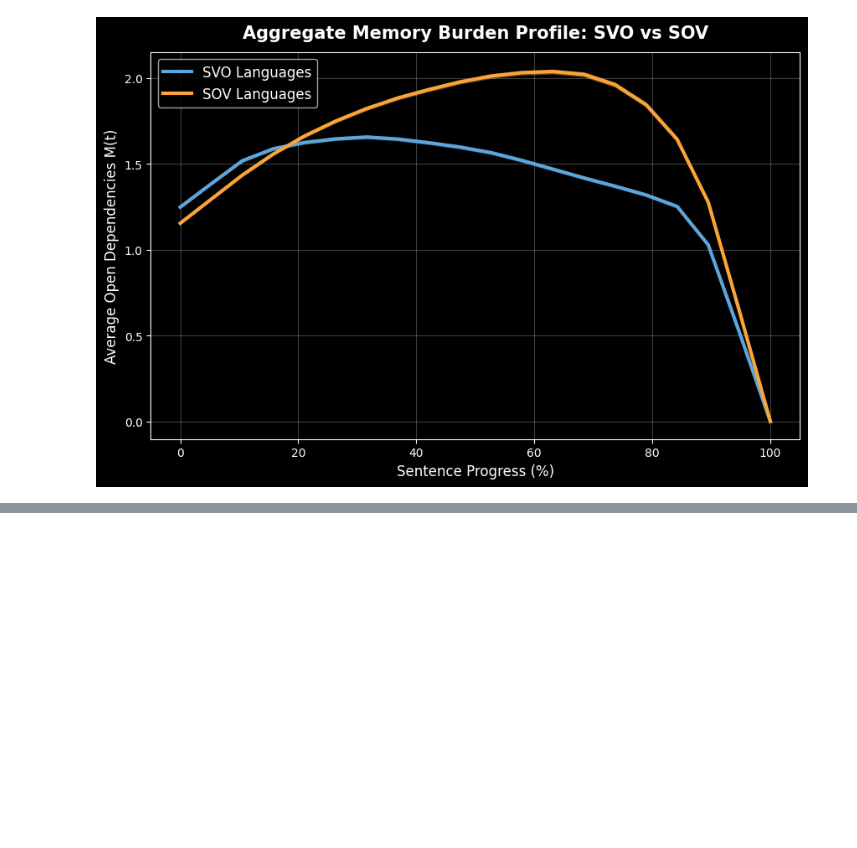
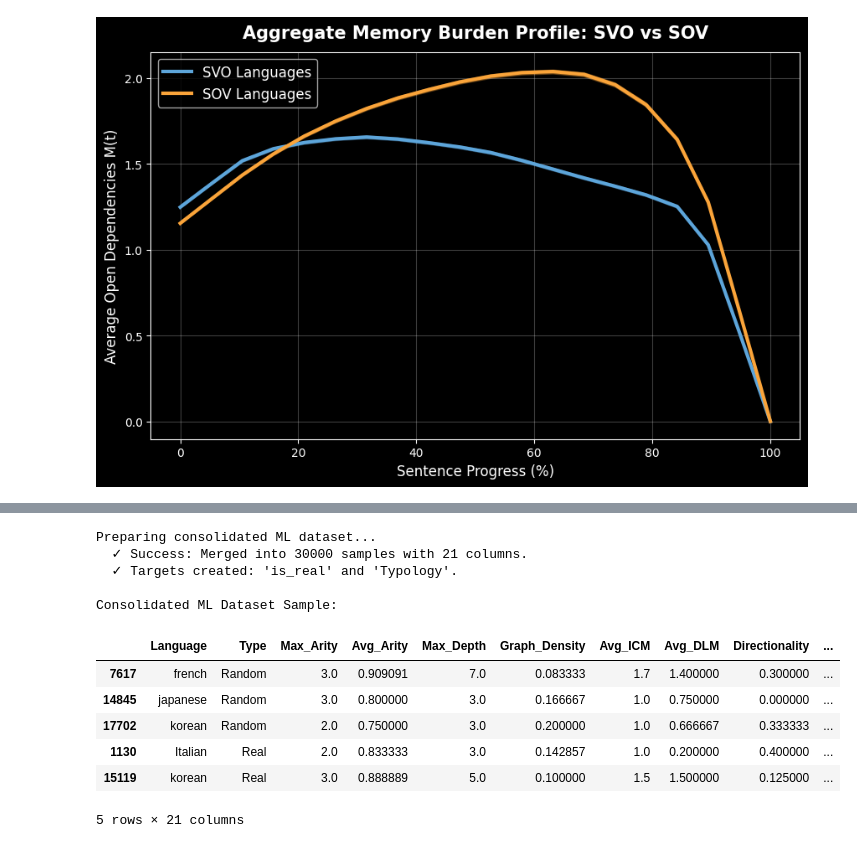
Before and after one commit to Tr-affable/CGS_Project, a Jupyter notebook: CGS410_Project.ipynb, the cells around one changed output, grey strips where cells are left out. Saved outputs shown, nothing was run; the diff lists cells and outputs as text; code cells hidden in the pictures; blank space fills up the shorter version.

```diff
--- a/CGS410_Project.ipynb
+++ b/CGS410_Project.ipynb
@@ -604,0 +622,38 @@ Passing `palette` without assigning `hue` is deprecated and will be removed in v
+# %%
+import pandas as pd
+import sys, os
+
+# 1. Reload our features and compute the waveforms
+# (Ensure steps 3.0 and 3.3 in your notebook were run earlier in your session)
+if 'df_features' not in locals():
+    df_features = pd.read_csv("Random_Data/Master_Features.csv")
+if 'df_waves' not in locals():
+    from data_processor import load_and_compute
+    df_waves = load_and_compute(n_bins=20)
+
+# 2. Import our new ML Engine from src/
+sys.path.insert(0, os.path.abspath('src'))
+import ml_engine
+from importlib import reload
+reload(ml_engine) # Syncs changes if we edit src/ml_engine.py
+
+# 3. Perform the "Smart Merge"
+# This aligns sentences by index and adds Target columns (is_real, Typology)
+df_master_ml = ml_engine.prepare_dataset(df_features, df_waves)
+
+# 4. Success Check
+print("\nConsolidated ML Dataset Sample:")
+display(df_master_ml.sample(5))
+# %% [output]
+Preparing consolidated ML dataset...
+  ✓ Success: Merged into 30000 samples with 21 columns.
+  ✓ Targets created: 'is_real' and 'Typology'.
+
+Consolidated ML Dataset Sample:
+|  | Language | Type | Max_Arity | Avg_Arity | Max_Depth | Graph_Density | Avg_ICM | Avg_DLM | Directionality | ... |
+| 7617 | french | Random | 3.0 | 0.909091 | 7.0 | 0.083333 | 1.7 | 1.400000 | 0.300000 | ... |
+| 14845 | japanese | Random | 3.0 | 0.800000 | 3.0 | 0.166667 | 1.0 | 0.750000 | 0.000000 | ... |
+| 17702 | korean | Random | 2.0 | 0.750000 | 3.0 | 0.200000 | 1.0 | 0.666667 | 0.333333 | ... |
+| 1130 | Italian | Real | 2.0 | 0.833333 | 3.0 | 0.142857 | 1.0 | 0.200000 | 0.400000 | ... |
+| 15119 | korean | Real | 3.0 | 0.888889 | 5.0 | 0.100000 | 1.5 | 1.500000 | 0.125000 | ... |
+5 rows × 21 columns
```
Also changed, not shown: parts of 4 cells of this notebook, 5 other files.
